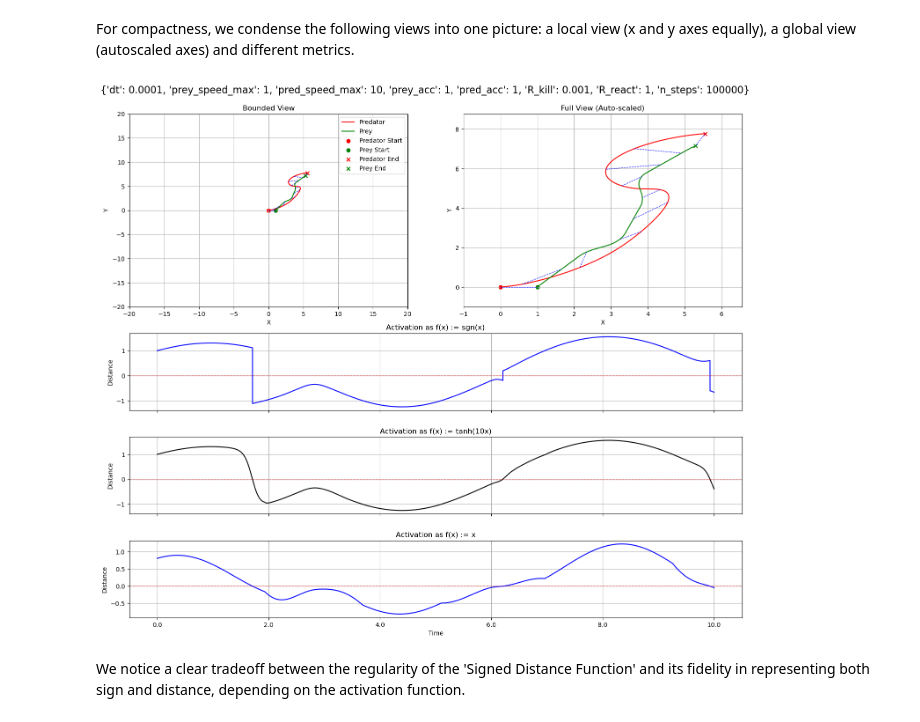
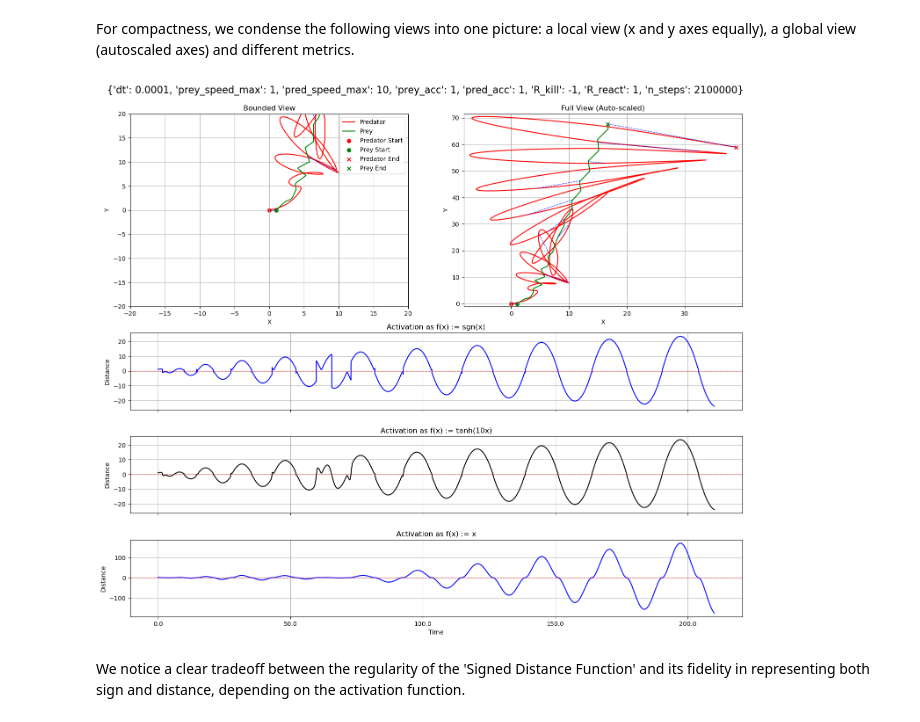
Before and after one commit to quercia-dev/pursuit-curves, a Jupyter notebook: 00_Deterministic.ipynb, the cells around one changed output. Cells and saved outputs as stored; diff of their text form; code cells hidden in the pictures.

```diff
--- a/00_Deterministic.ipynb
+++ b/00_Deterministic.ipynb
@@ -257,36 +261,36 @@ tanh = lambda state : signed_distance(state, activation = lambda x: np.tanh(10*x
 id = lambda state : signed_distance(state, activation = lambda x: x)
 
 params = {
     "dt": 0.0001,
 
     "prey_speed_max": 1,
     "pred_speed_max": 10, # >
 
     "prey_acc": 1, # >
     "pred_acc": 1,
 
-    "R_kill": 0.001,
+    "R_kill": -1,
     "R_react": 1,
 }
 
-distance = 10
+distance = 210
 bearing = 36
 params['n_steps'] = round(distance / params['dt'])
 
 state = get_trajectory(bearing, params)
 simulate(state, params)
 
 plot_combined_analysis(
     state,
     params=params,
     analysis_fns=[
         (sign, 'Activation as f(x) := sgn(x)', 'Distance'),
         (tanh, 'Activation as f(x) := tanh(10x)', 'Distance'),
         (id, 'Activation as f(x) := x', 'Distance'),
     ],
 )
 # %% [output]
-[figure, old version]
+[figure, new version]
 # %% [markdown]
 We notice a clear tradeoff between the regularity of the 'Signed Distance Function' and its fidelity in representing both sign and distance, depending on the activation function.
 # %%
```
Also changed, not shown: parts of 6 cells of this notebook.
